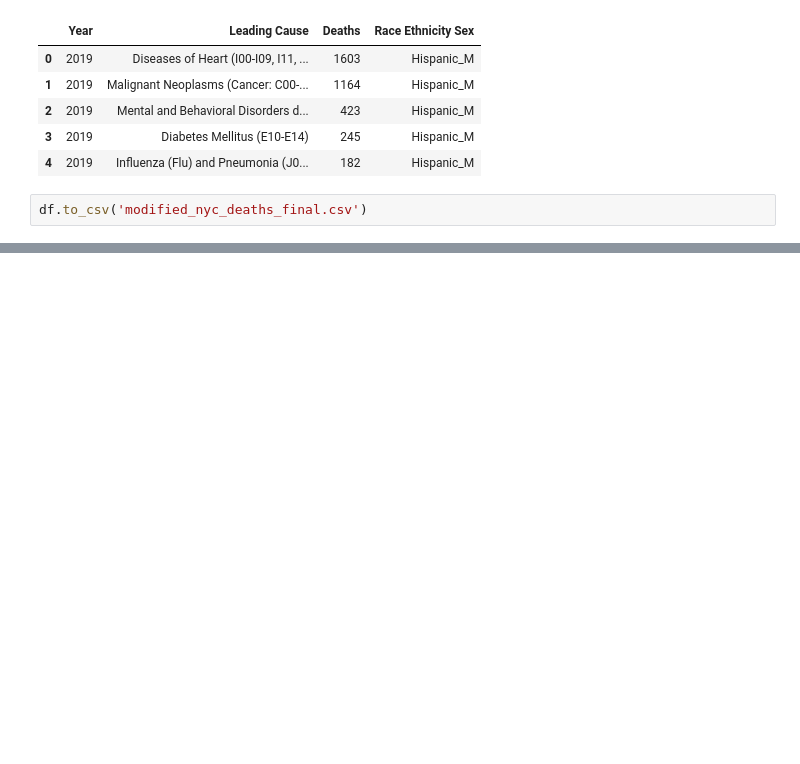
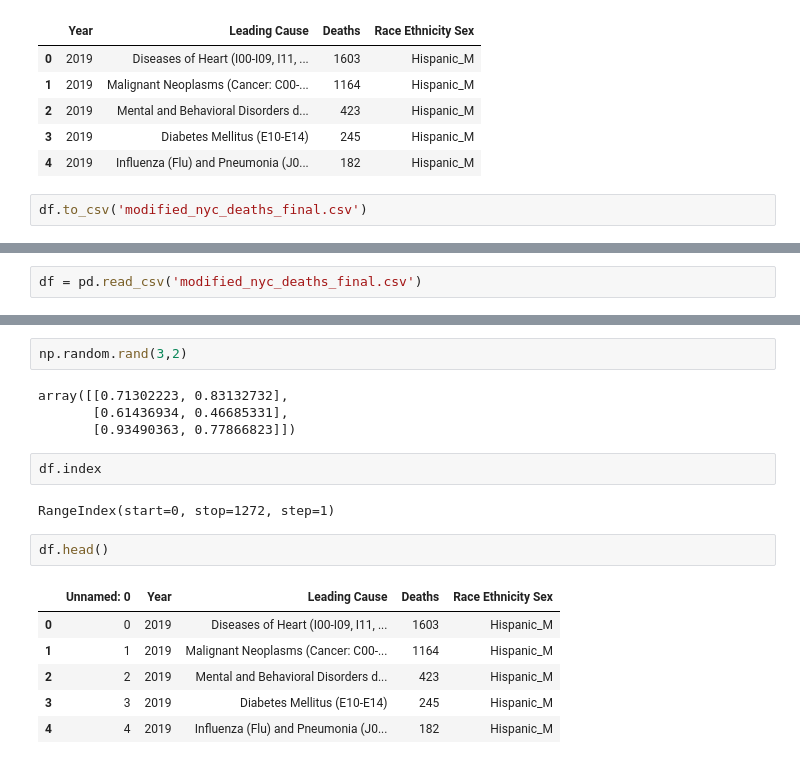
Before and after one commit to josephbak/nyc-leading-causes-of-death, a Jupyter notebook: nyc_leading_causes_of_deaths_mingling.ipynb, the cells around one changed output, grey strips where cells are left out. Drawn from its saved outputs; the diff is of its cells as text; blank space fills up the shorter version.

```diff
--- a/nyc_leading_causes_of_deaths_mingling.ipynb
+++ b/nyc_leading_causes_of_deaths_mingling.ipynb
@@ -364,0 +368,2 @@ df.to_csv('modified_nyc_deaths_final.csv')
+# %%
+df = pd.read_csv('modified_nyc_deaths_final.csv')
@@ -364,0 +436,19 @@ df.to_csv('modified_nyc_deaths_final.csv')
+# %%
+np.random.rand(3,2)
+# %% [output]
+array([[0.71302223, 0.83132732],
+       [0.61436934, 0.46685331],
+       [0.93490363, 0.77866823]])
+# %%
+df.index
+# %% [output]
+RangeIndex(start=0, stop=1272, step=1)
+# %%
+df.head()
+# %% [output]
+|  | Unnamed: 0 | Year | Leading Cause | Deaths | Race Ethnicity Sex |
+| 0 | 0 | 2019 | Diseases of Heart (I00-I09, I11, ... | 1603 | Hispanic_M |
+| 1 | 1 | 2019 | Malignant Neoplasms (Cancer: C00-... | 1164 | Hispanic_M |
+| 2 | 2 | 2019 | Mental and Behavioral Disorders d... | 423 | Hispanic_M |
+| 3 | 3 | 2019 | Diabetes Mellitus (E10-E14) | 245 | Hispanic_M |
+| 4 | 4 | 2019 | Influenza (Flu) and Pneumonia (J0... | 182 | Hispanic_M |
```
Also changed, not shown: parts of 11 cells of this notebook, 2 other files.
